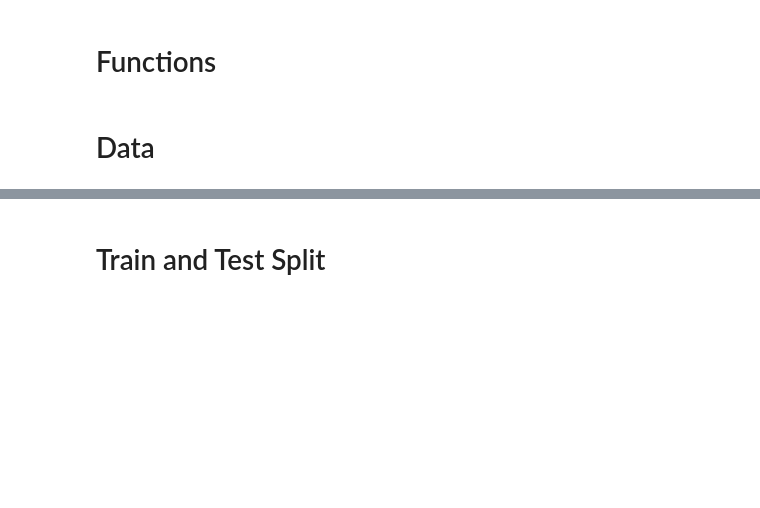
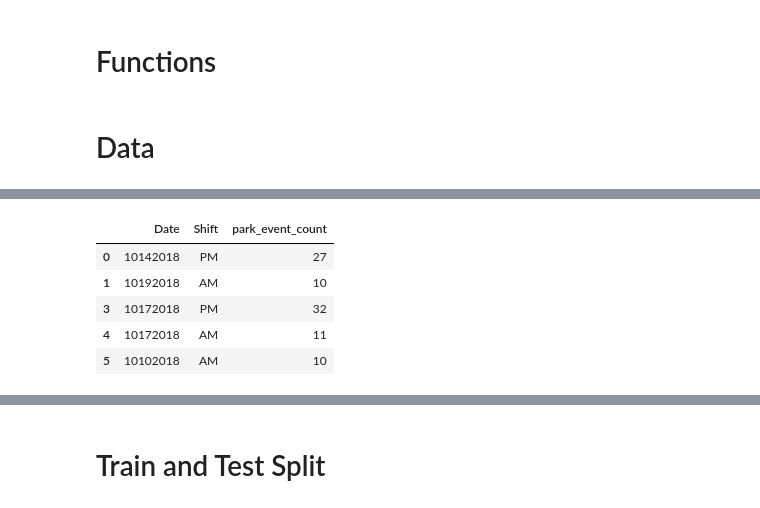
Before and after one commit to AJamell/Project2-NutosisMachineLearning, a Jupyter notebook: Nutosis.ipynb, the cells around one changed output, grey strips where cells are left out. Drawn from its saved outputs; the diff is of its cells as text; code cells hidden in the pictures; blank space fills up the shorter version.

Commit message:
Complete problem framing and add weather and event features to Nutosis sighting data

```diff
--- a/Nutosis.ipynb
+++ b/Nutosis.ipynb
@@ -142,7 +155,15 @@ def read_squirrel_data():
 
 def read_sickness_data():
     """Loads the Nutosis test results from the local directory."""
-    return pd.read_csv(get_local_file("diseased.csv"))
+    return pd.read_csv(get_local_file("diseased.csv"), header=None, names=["sighting_id"])
+
+def download_csv(url, filename, params=None):
+    """Download a CSV file if it is missing locally."""
+    if not os.path.exists(filename):
+        response = requests.get(url, params=params, timeout=60)
+        response.raise_for_status()
+        with open(filename, "wb") as file:
+            file.write(response.content)
 # %% [markdown]
 # Data
 # %%
@@ -158,0 +261,9 @@ squirrel_data.shape
+# %%
+project_data = squirrel_data.copy()
+disease_ids = sickness_data["sighting_id"]
+
+project_data["diseased"] = project_data["Unique Squirrel ID"].isin(disease_ids)
+matched_ids = disease_ids.isin(project_data["Unique Squirrel ID"]).sum()
+
+print(f"{matched_ids} of {len(disease_ids)} disease IDs matched.")
+print(project_data["diseased"].value_counts())
@@ -158,0 +280,10 @@ squirrel_data.shape
+# %%
+sighting_dates = pd.to_datetime(project_data["Date"].astype(str), format="%m%d%Y")
+previous_dates = sighting_dates - pd.Timedelta(days=1)
+weather_by_date = weather_data.set_index("DATE")
+
+project_data["prev_tmin_c"] = previous_dates.map(weather_by_date["TMIN"])
+project_data["prev_tmax_c"] = previous_dates.map(weather_by_date["TMAX"])
+project_data["prev_precip_mm"] = previous_dates.map(weather_by_date["PRCP"])
+
+project_data[["Date", "prev_tmin_c", "prev_tmax_c", "prev_precip_mm"]].head(3)
@@ -158,0 +299,22 @@ squirrel_data.shape
+# %%
+shift_hours = project_data["Shift"].map({"AM": 0, "PM": 12})
+shift_starts = sighting_dates + pd.to_timedelta(shift_hours, unit="h")
+
+event_counts = {}
+for start in shift_starts.unique():
+    end = start + pd.Timedelta(hours=12)
+    overlaps = (
+        (events_data["start_date_time"] < end)
+        & (events_data["end_date_time"] > start)
+    )
+    event_counts[start] = events_data.loc[overlaps, "event_id"].nunique()
+
+project_data["park_event_count"] = shift_starts.map(event_counts)
+project_data[["Date", "Shift", "park_event_count"]].drop_duplicates().head()
+# %% [output]
+|  | Date | Shift | park_event_count |
+| 0 | 10142018 | PM | 27 |
+| 1 | 10192018 | AM | 10 |
+| 3 | 10172018 | PM | 32 |
+| 4 | 10172018 | AM | 11 |
+| 5 | 10102018 | AM | 10 |
```
Also changed, not shown: parts of 15 cells of this notebook.
